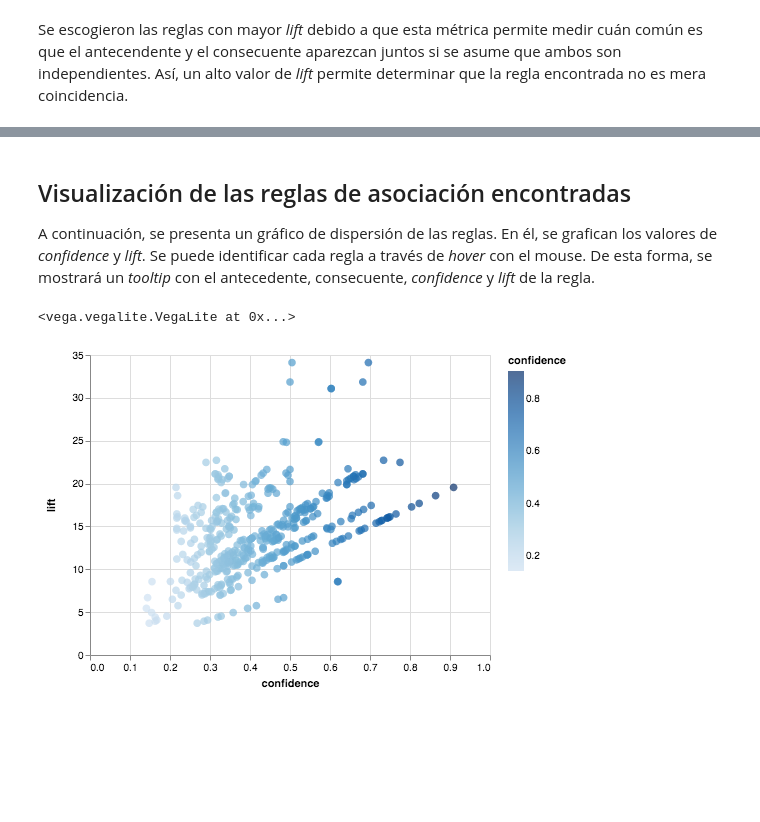
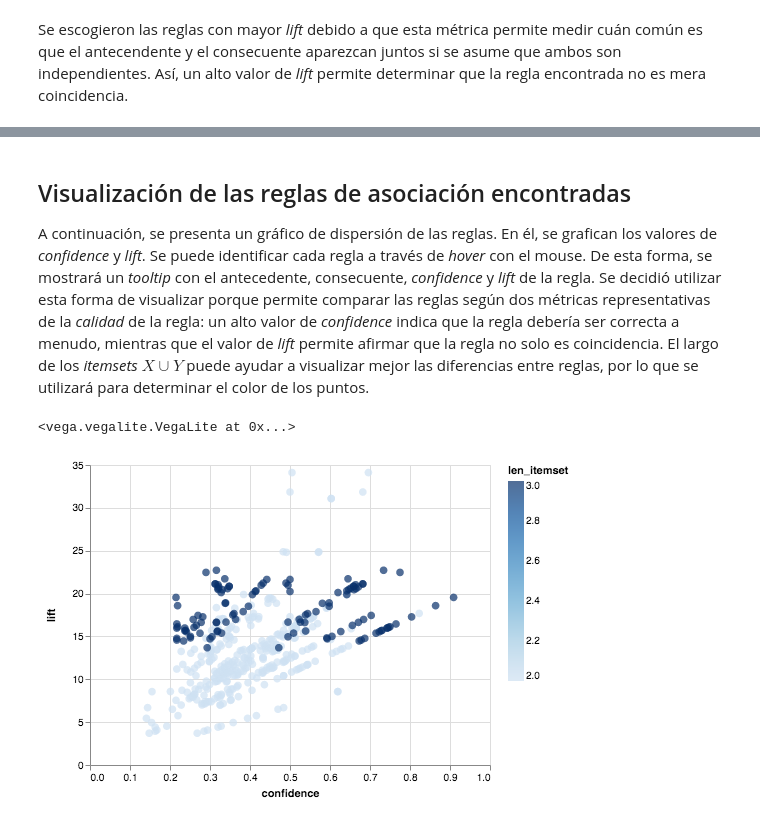
Before and after one commit to diflores/T01-mineria, a Jupyter notebook: Tarea 1 – Apriori.ipynb, the cells around one changed output, grey strips where cells are left out. Cells and saved outputs as stored; diff of their text form; code cells hidden in the pictures; blank space fills up the shorter version.

```diff
--- a/Tarea 1 – Apriori.ipynb
+++ b/Tarea 1 – Apriori.ipynb
@@ -77,9 +88,8 @@ class Apriori:
     def prepare_data(self):
         self.playlists = list(self.data.item().values())
         self.playlists = [set(playlist) for playlist in self.playlists]
-        unique_songs = [item for sublist in self.playlists for item in sublist]
-        self.songs_counter = pd.Series(
-            data=unique_songs).value_counts().to_dict()
+        songs = [item for sublist in self.playlists for item in sublist]
+        self.songs_counter = pd.Series(data=songs).value_counts().to_dict()
 
     def get_songs_appearances(self):
         songs_in_playlists = collections.defaultdict(set)
@@ -95,13 +105,6 @@ class Apriori:
             if times / len(self.playlists) >= self.min_support
         }
         self.L_1 = [{song} for song in self.L_1_counter.keys()]
-
-    def has_unfrequent_subset(self, candidate, current_itemsets, k):
-        subsets = combinations(candidate, k - 1)
-        for subset in subsets:
-            if frozenset(subset) not in current_itemsets:
-                return True
-        return False
 
     def generate_new_candidates(self, current_itemsets, k):
         C_k = set()
@@ -120,8 +123,6 @@ class Apriori:
                 if candidate[k - 2] < aux_candidate[k - 2]:
                     c = candidate + [aux_candidate[k - 2]]
                     c = frozenset(sorted(c))
-                    #                     if not self.has_unfrequent_subset(c, current_itemsets, k):
-                    #                         C_k.add(c)
                     C_k.add(c)
         return C_k
 
@@ -194,7 +195,7 @@ class Apriori:
                         self.playlists)
                     rule_lift = x_y_support / (x_support * y_support)
                     self.rules.append((x_set, y_set, rule_confidence,
-                                       rule_lift))
+                                       x_y_support, rule_lift))
 
     def generate(self):
         self.rules = []
@@ -205,8 +206,9 @@ class Apriori:
     def export_rules_to_csv(self):
         self.rules_df = pd.DataFrame(
             data=self.rules,
-            columns=["antecedent", "consequent", "confidence",
-                     "lift"]).round(3)
+            columns=[
+                "antecedent", "consequent", "confidence", "support", "lift"
+            ]).round(3)
         print("Generating file with association rules.")
         self.rules_df["antecedent"] = list(
             map(tuple, self.rules_df["antecedent"]))
@@ -337,0 +357,3 @@ Generating file with filtered rules. These are the first 10 rules.
+# %%
+apriori.rules_df["len_itemset"] = apriori.rules_df.apply(
+    lambda x: len(set(x["antecedent"]).union(set(x["consequent"]))), axis=1)
@@ -374,13 +419,16 @@ Las canciones que aparecen en esta regla son las mismas que las de la regla ante
 # %% [markdown]
 ## Visualización de las reglas de asociación encontradas
 
-A continuación, se presenta un gráfico de dispersión de las reglas. En él, se grafican los valores de *confidence* y *lift*. Se puede identificar cada regla a través de *hover* con el mouse. De esta forma, se mostrará un *tooltip* con el antecedente, consecuente, *confidence* y *lift* de la regla.
+A continuación, se presenta un gráfico de dispersión de las reglas. En él, se grafican los valores de *confidence* y *lift*. Se puede identificar cada regla a través de *hover* con el mouse. De esta forma, se mostrará un *tooltip* con el antecedente, consecuente, *confidence* y *lift* de la regla. Se decidió utilizar esta forma de visualizar porque permite comparar las reglas según dos métricas representativas de la *calidad* de la regla: un alto valor de *confidence* indica que la regla debería ser correcta a menudo, mientras que el valor de *lift* permite afirmar que la regla no solo es coincidencia. El largo de los *itemsets* $X \cup Y$ puede ayudar a visualizar mejor las diferencias entre reglas, por lo que se utilizará para determinar el color de los puntos.
 # %%
 alt.Chart(apriori.rules_df).mark_circle(size=60).encode(
-    x='confidence',
-    y='lift',
-    color='confidence',
-    tooltip=['antecedent', 'consequent', 'confidence', 'lift']).interactive()
+    x="confidence",
+    y="lift",
+    color="len_itemset",
+    tooltip=[
+        "antecedent", "consequent", "confidence", "support", "lift",
+        "len_itemset"
+    ]).interactive()
 # %% [output]
 <vega.vegalite.VegaLite at 0x...>
-[figure, old version]
+[figure, new version]
```
Also changed, not shown: parts of 15 cells of this notebook, 3 other files.
